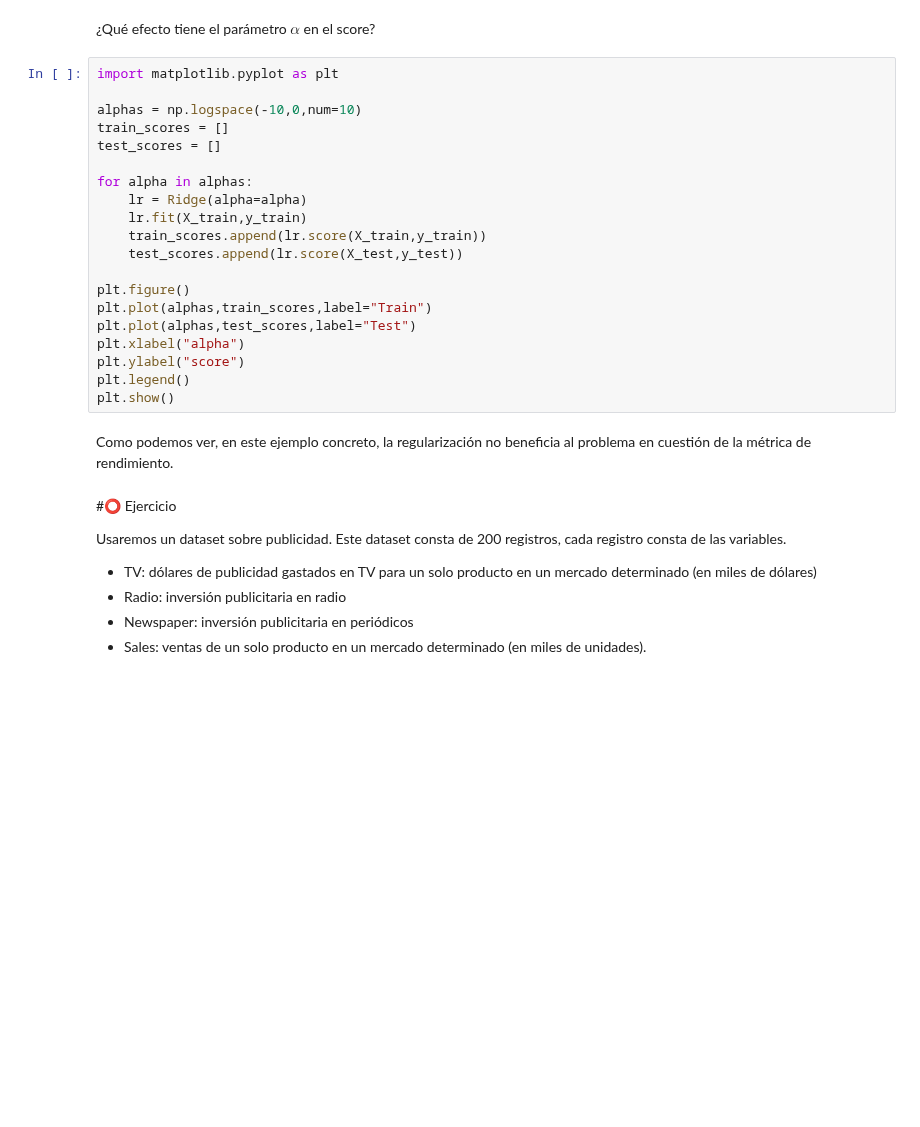
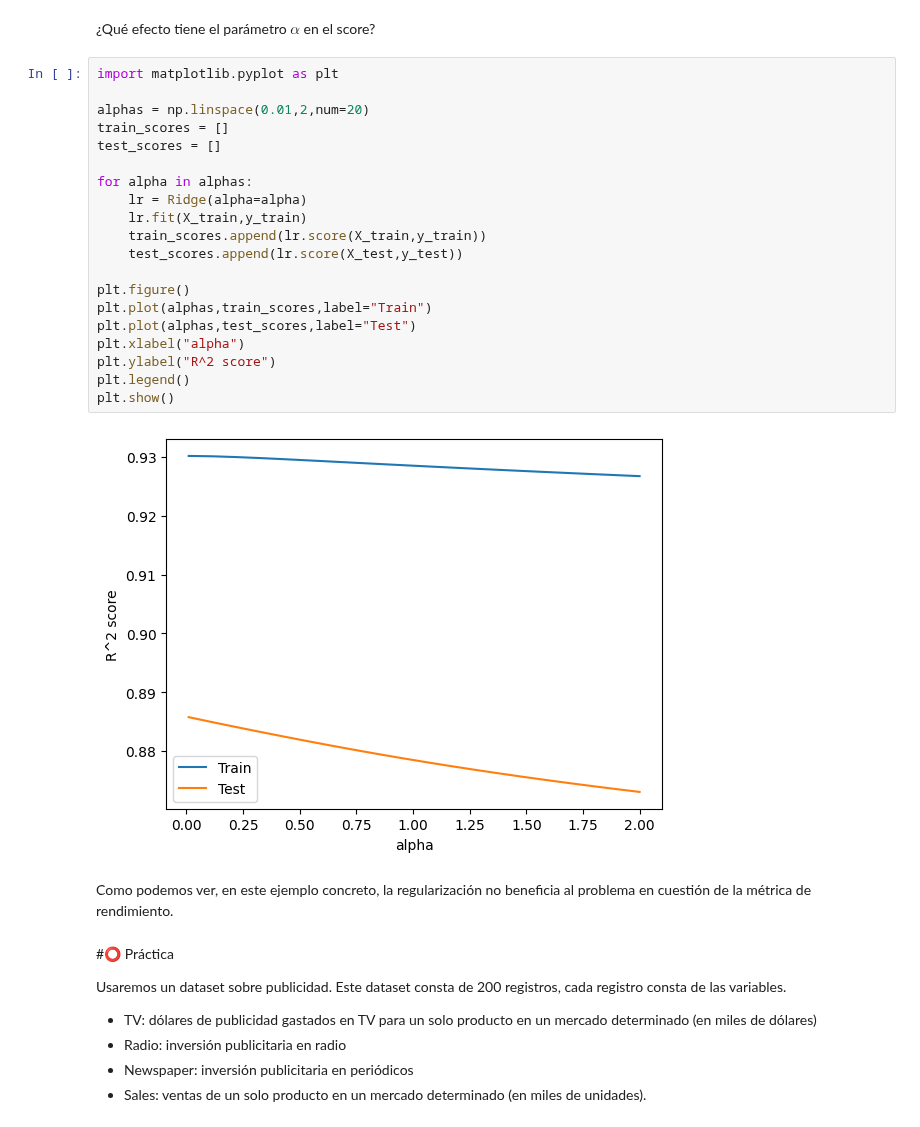
Before and after one commit to DCDPUAEM/DCDP, a Jupyter notebook: 03 Machine Learning/notebooks/03-Regression.ipynb, the cells around one changed output. Drawn from its saved outputs; the diff is of its cells as text; blank space fills up the shorter version.

```diff
--- a/03 Machine Learning/notebooks/03-Regression.ipynb
+++ b/03 Machine Learning/notebooks/03-Regression.ipynb
@@ -827,27 +1274,29 @@ plt.show()
 # %%
 import matplotlib.pyplot as plt
 
-alphas = np.logspace(-10,0,num=10)
+alphas = np.linspace(0.01,2,num=20)
 train_scores = []
 test_scores = []
 
 for alpha in alphas:
     lr = Ridge(alpha=alpha)
     lr.fit(X_train,y_train)
     train_scores.append(lr.score(X_train,y_train))
     test_scores.append(lr.score(X_test,y_test))
 
 plt.figure()
 plt.plot(alphas,train_scores,label="Train")
 plt.plot(alphas,test_scores,label="Test")
 plt.xlabel("alpha")
-plt.ylabel("score")
+plt.ylabel("R^2 score")
 plt.legend()
 plt.show()
+# %% [output]
+[figure, added]
 # %% [markdown]
 Como podemos ver, en este ejemplo concreto, la regularización no beneficia al problema en cuestión de la métrica de rendimiento.
 # %% [markdown]
-#⭕ Ejercicio
+#⭕ Práctica
 
 Usaremos un dataset sobre publicidad. Este dataset consta de 200 registros, cada registro consta de las variables.
 
```
Also changed, not shown: parts of 89 cells of this notebook, 2 other files.
